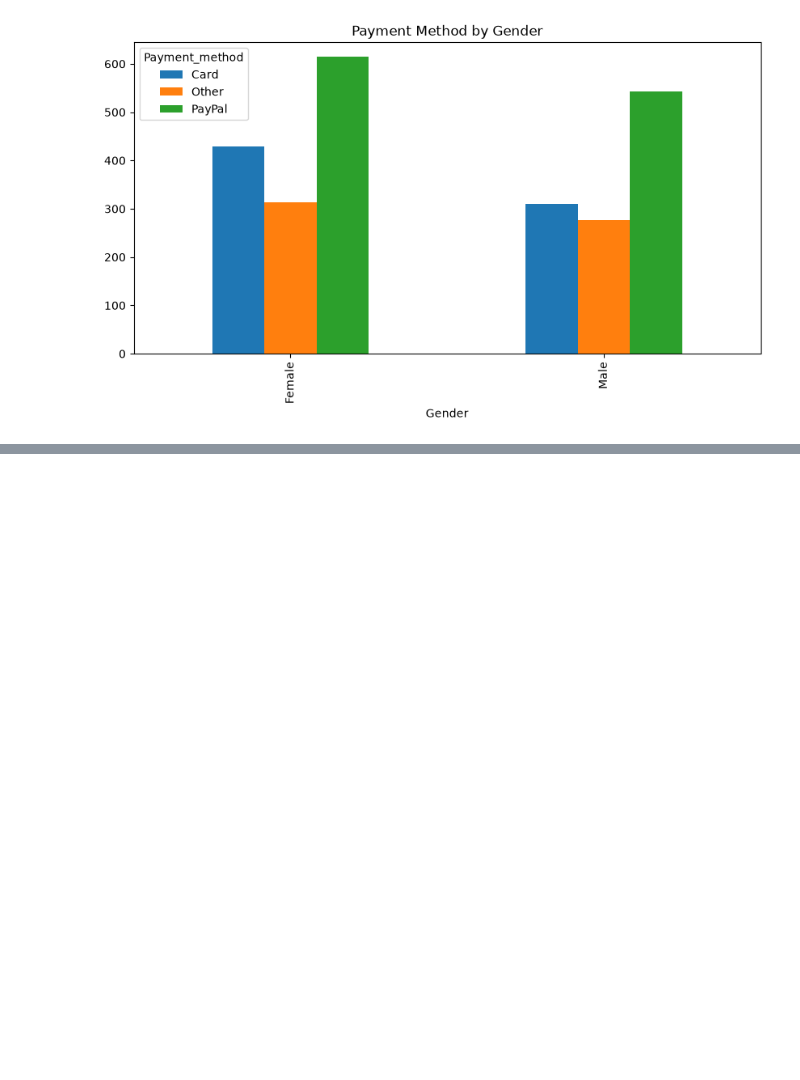
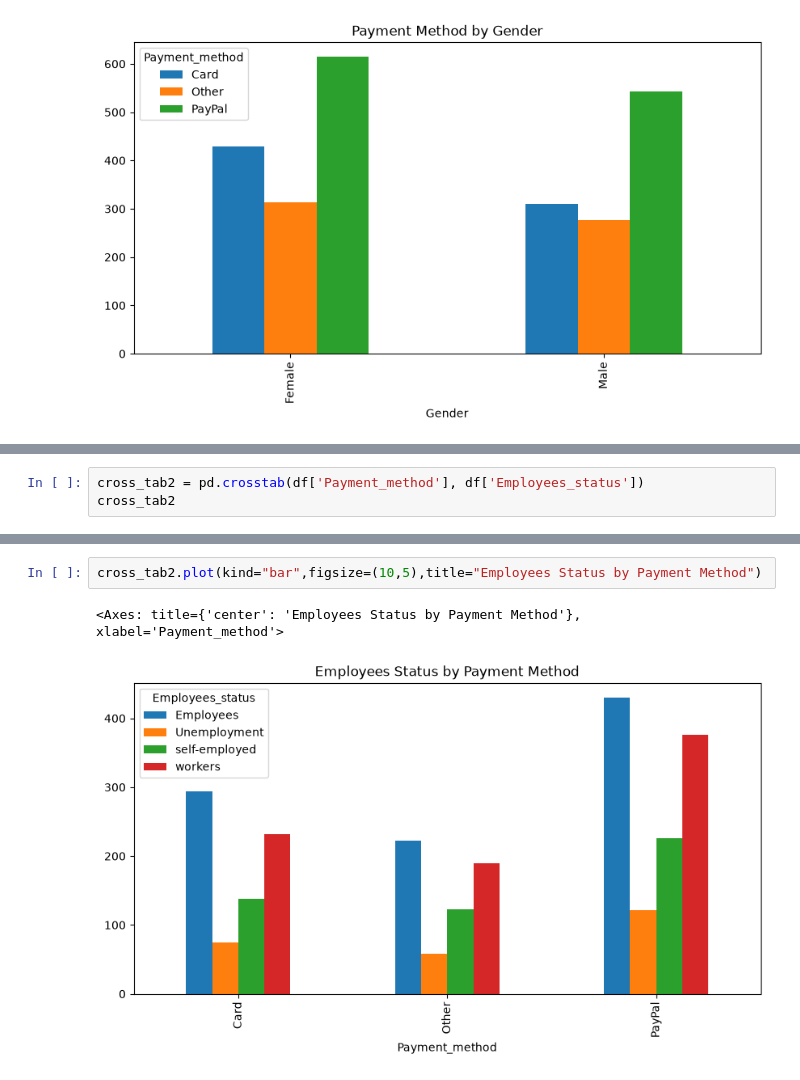
Before and after one commit to Anticoder03/anudeep-traning, a Jupyter notebook: practice/data_analysis/customer.ipynb, the cells around one changed output, grey strips where cells are left out. Cells and saved outputs as stored; diff of their text form; blank space fills up the shorter version.

```diff
--- a/practice/data_analysis/customer.ipynb
+++ b/practice/data_analysis/customer.ipynb
@@ -163,0 +181,3 @@ df_crosstab.plot(kind='bar', figsize=(10, 5), title='Payment Method by Gender')
+# %%
+cross_tab2 = pd.crosstab(df['Payment_method'], df['Employees_status'])
+cross_tab2
@@ -163,0 +190,5 @@ df_crosstab.plot(kind='bar', figsize=(10, 5), title='Payment Method by Gender')
+# %%
+cross_tab2.plot(kind="bar",figsize=(10,5),title="Employees Status by Payment Method")
+# %% [output]
+<Axes: title={'center': 'Employees Status by Payment Method'}, xlabel='Payment_method'>
+[figure, added]
```
Also changed, not shown: parts of 5 cells of this notebook.
